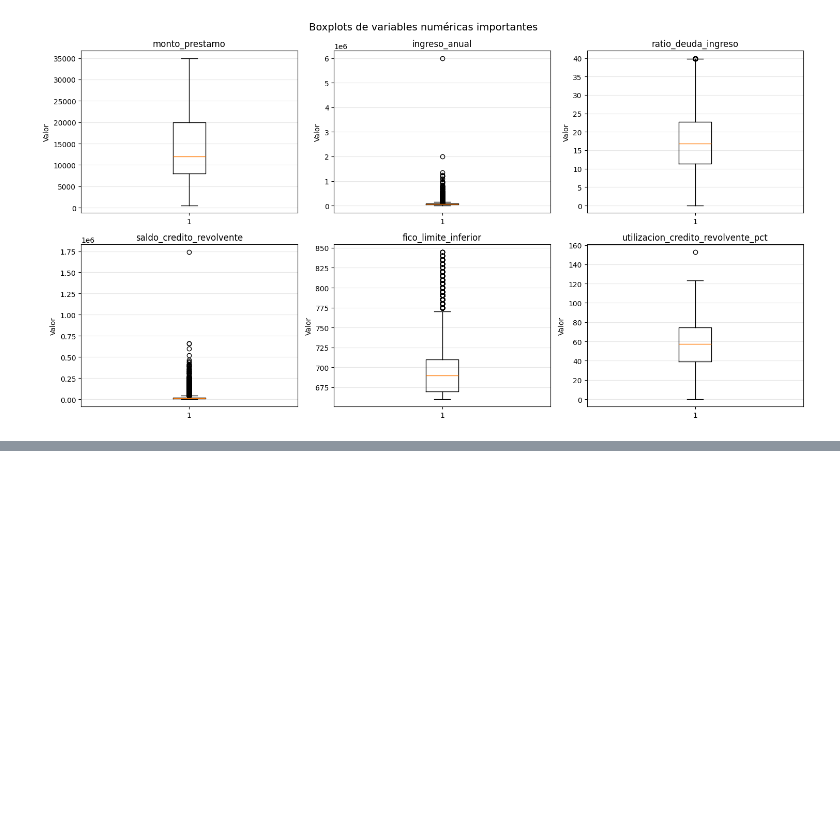
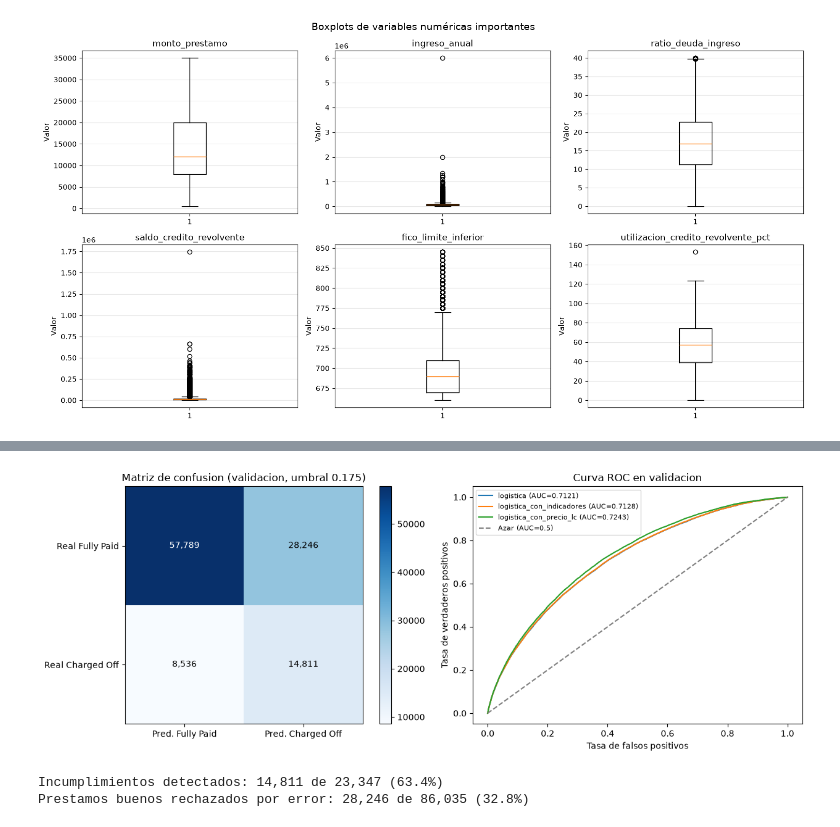
Before and after one commit to Josu31506/Proyecto-ML-Grupo8, a Jupyter notebook: notebooks/01_exploracion_inicial.ipynb, the cells around one changed output, grey strips where cells are left out. Saved outputs shown, nothing was run; the diff lists cells and outputs as text; code cells hidden in the pictures; blank space fills up the shorter version.

Commit message:
Unifica escenarios del baseline, EDA y resultados de la entrega

```diff
--- a/notebooks/01_exploracion_inicial.ipynb
+++ b/notebooks/01_exploracion_inicial.ipynb
@@ -1700,0 +1668,8 @@ display(X_entrenamiento_modelo.head())
+# %%
+resultados_modelos, modelos, scores_validacion = entrenar_experimentos(preparados)
+baseline = modelos['logistica_sin_indicadores']
+con_indicadores = modelos['logistica_con_indicadores']
+con_lc = modelos['logistica_con_precio_lc']
+umbral = resultados_modelos['logistica_sin_indicadores']['validacion']['umbral']
+umbral_ind = resultados_modelos['logistica_con_indicadores']['validacion']['umbral']
+print('Entrenamiento terminado: tres regresiones logísticas y referencia mayoritaria.')
@@ -1700,0 +1685,3 @@ display(X_entrenamiento_modelo.head())
+# %%
+for nombre in modelos:
+    print(nombre, 'umbral elegido en validación:', resultados_modelos[nombre]['validacion']['umbral'])
@@ -1700,0 +1720,41 @@ display(X_entrenamiento_modelo.head())
+# %%
+from sklearn.metrics import confusion_matrix, roc_curve, roc_auc_score
+score_validacion = baseline.predict_proba(X_validacion_sin_indicadores)[:, 1]
+prediccion = (score_validacion >= umbral).astype(int)
+matriz = confusion_matrix(y_validacion, prediccion, labels=[0, 1])
+
+fig, ejes = plt.subplots(1, 2, figsize=(13, 4.8))
+
+imagen = ejes[0].imshow(matriz, cmap="Blues")
+ejes[0].set_xticks([0, 1], labels=["Pred. Fully Paid", "Pred. Charged Off"])
+ejes[0].set_yticks([0, 1], labels=["Real Fully Paid", "Real Charged Off"])
+for i in range(2):
+    for j in range(2):
+        ejes[0].text(j, i, f"{matriz[i, j]:,}", ha="center", va="center",
+                     color="white" if matriz[i, j] > matriz.max() / 2 else "black")
+ejes[0].set_title(f"Matriz de confusion (validacion, umbral {umbral:.3f})")
+fig.colorbar(imagen, ax=ejes[0])
+
+for nombre, modelo, X in [("logistica", baseline, X_validacion_sin_indicadores),
+                          ("logistica_con_indicadores", con_indicadores,
+                           X_validacion_final),
+                          ("logistica_con_precio_lc", con_lc, X_validacion_lc)]:
+    fpr, tpr, _ = roc_curve(y_validacion, modelo.predict_proba(X)[:, 1])
+    ejes[1].plot(fpr, tpr, label=f"{nombre} (AUC={roc_auc_score(y_validacion, modelo.predict_proba(X)[:, 1]):.4f})")
+ejes[1].plot([0, 1], [0, 1], "--", color="gray", label="Azar (AUC=0.5)")
+ejes[1].set_xlabel("Tasa de falsos positivos")
+ejes[1].set_ylabel("Tasa de verdaderos positivos")
+ejes[1].set_title("Curva ROC en validacion")
+ejes[1].legend(fontsize=8)
+
+plt.tight_layout()
+display(fig)
+plt.close(fig)
+
+vn, fp, fn, vp = matriz.ravel()
+print(f"Incumplimientos detectados: {vp:,} de {vp + fn:,} ({vp / (vp + fn):.1%})")
+print(f"Prestamos buenos rechazados por error: {fp:,} de {vn + fp:,} ({fp / (vn + fp):.1%})")
+# %% [output]
+[figure, added]
+Incumplimientos detectados: 14,811 de 23,347 (63.4%)
+Prestamos buenos rechazados por error: 28,246 de 86,035 (32.8%)
```
Also changed, not shown: parts of 37 cells of this notebook, 30 other files.
